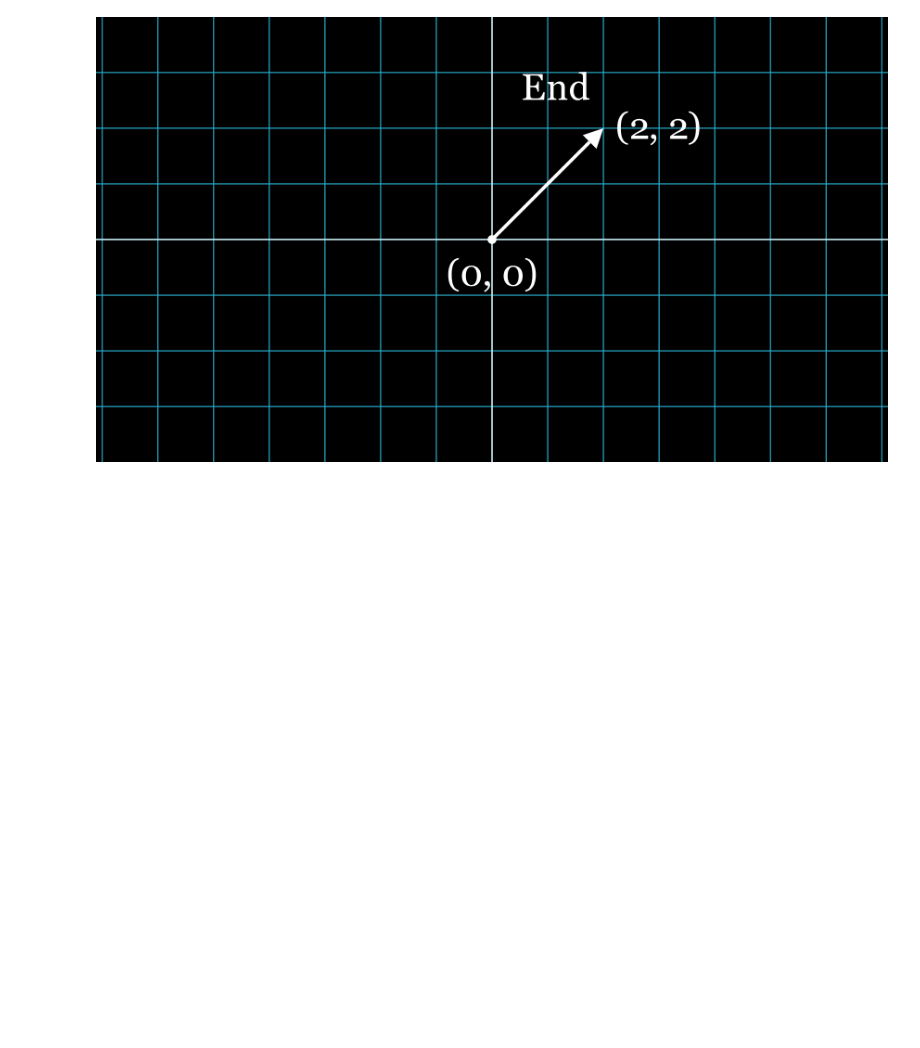
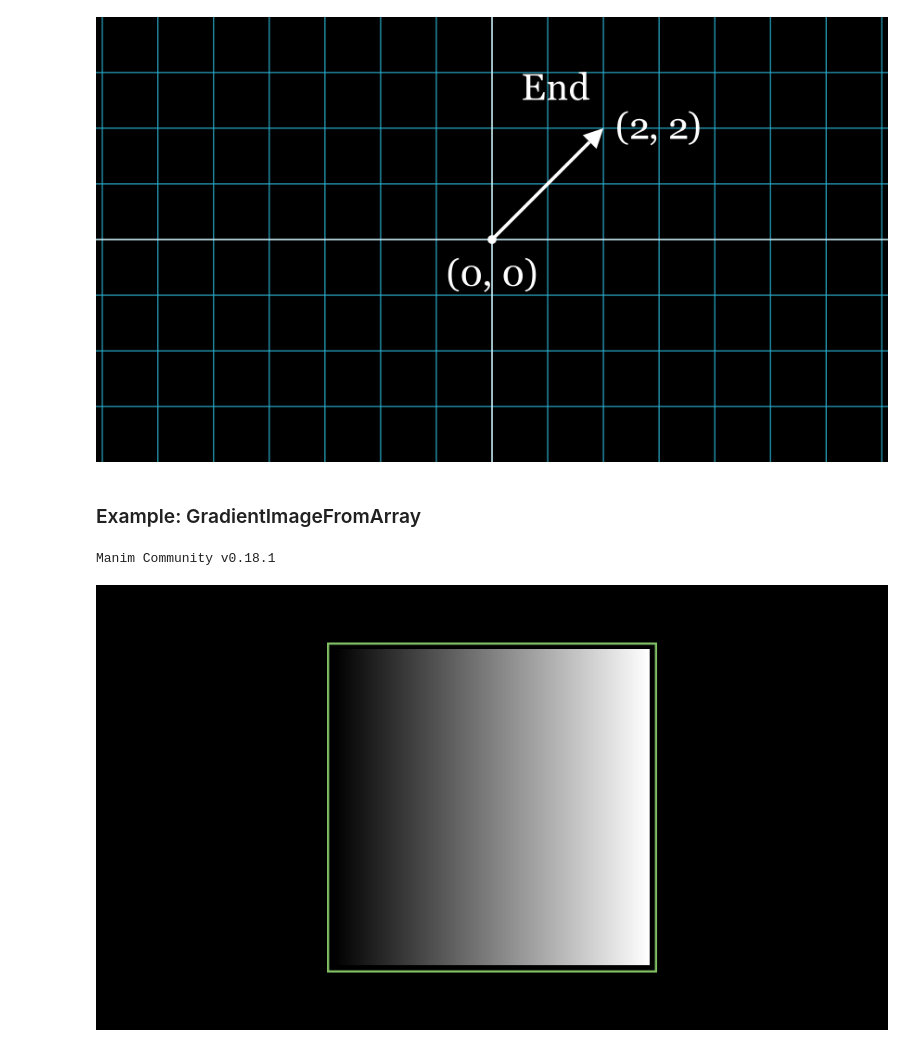
Before and after one commit to MuhammadTausif/PyComplete, a Jupyter notebook: videos/examples/manim_gallary.ipynb, the cells around one changed output. Cells and saved outputs as stored; diff of their text form; code cells hidden in the pictures; blank space fills up the shorter version.

```diff
--- a/videos/examples/manim_gallary.ipynb
+++ b/videos/examples/manim_gallary.ipynb
@@ -60,3 +60,21 @@ class VectorArrow(Scene):
 # %% [output]
 Manim Community v0.18.1
 [figure]
+# %% [markdown]
+### Example: GradientImageFromArray
+# %%
+%%manim -ql -v WARNING GradientImageFromArray
+# from manim import *
+
+class GradientImageFromArray(Scene):
+    def construct(self):
+        n = 256
+        imageArray = np.uint8(
+            [[i * 256 / n for i in range(0, n)] for _ in range(0, n)]
+        )
+        image = ImageMobject(imageArray).scale(3)
+        image.background_rectangle = SurroundingRectangle(image, color=GREEN)
+        self.add(image, image.background_rectangle)
+# %% [output]
+Manim Community v0.18.1
+[figure, added]
```
